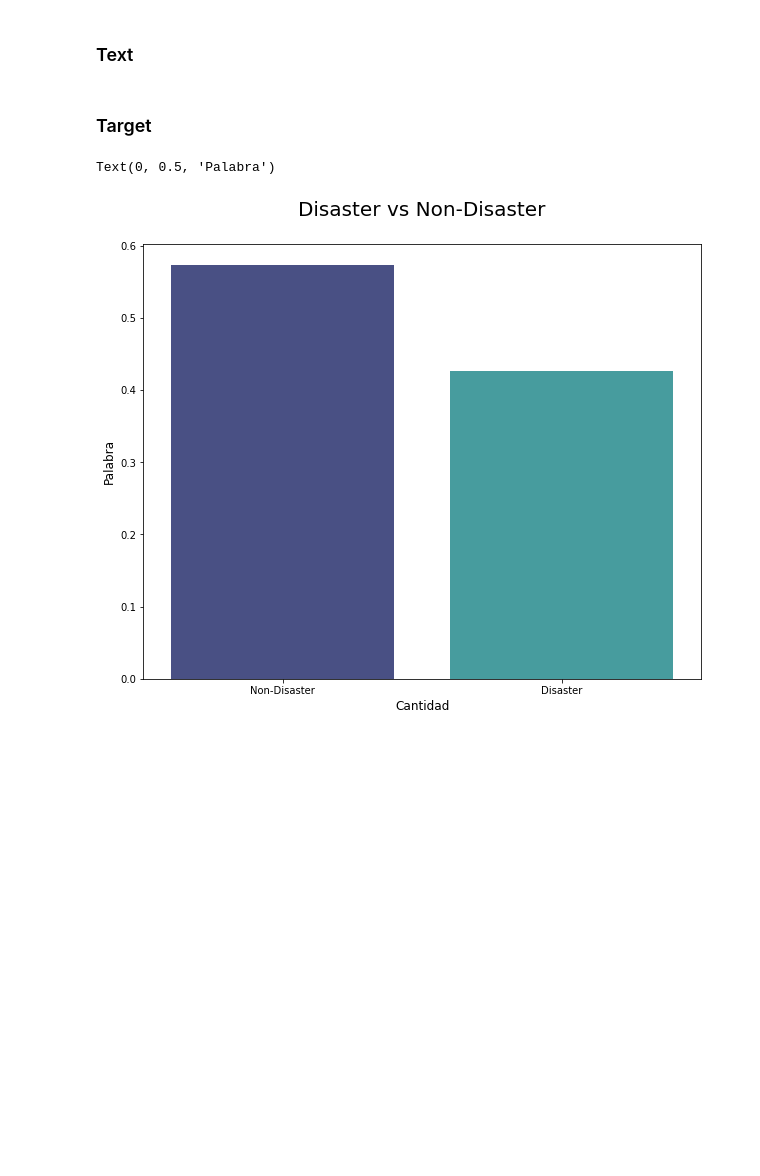
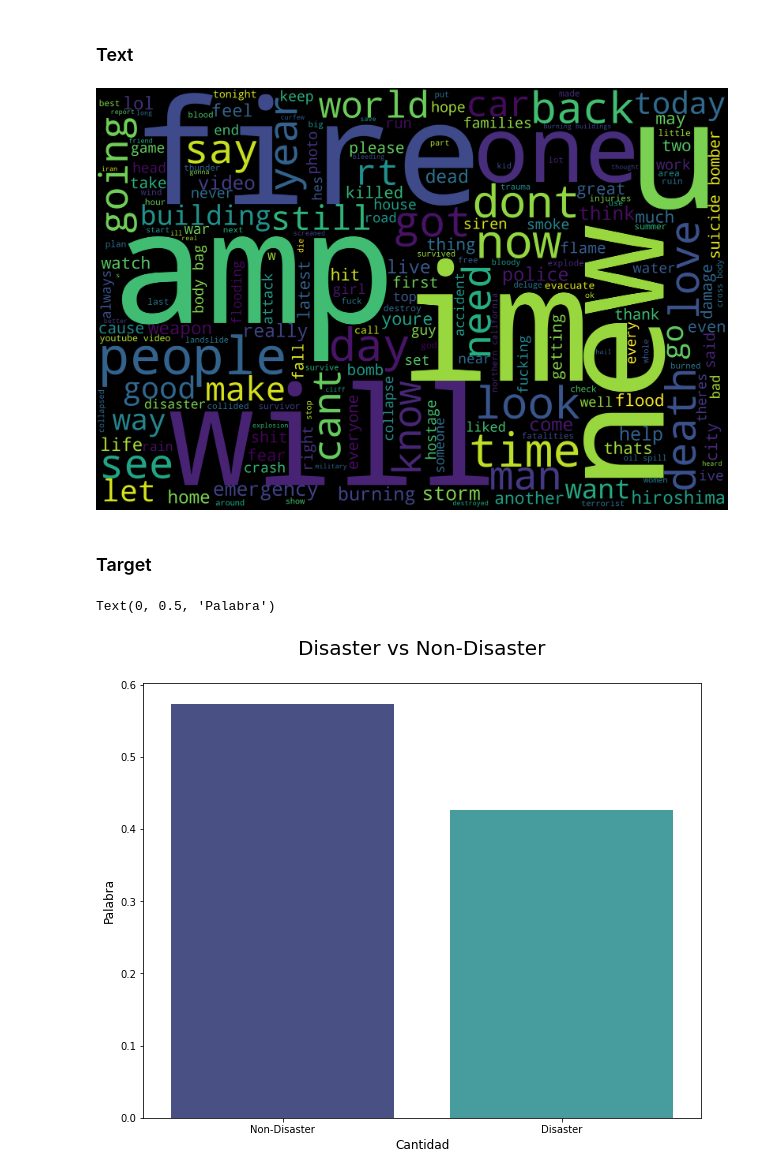
Before and after one commit to UVG-Teams/NLP-Disaster-Tweets, a Jupyter notebook: main.ipynb, the cells around one changed output. Cells and saved outputs as stored; diff of their text form; code cells hidden in the pictures; blank space fills up the shorter version.

Commit message:
wordcloud

```diff
--- a/main.ipynb
+++ b/main.ipynb
@@ -111,5 +112,27 @@ Text(0, 0.5, 'Palabra')
 # %% [markdown]
 ### Text
+# %%
+tweets_text = data['text'].str.split(' ')
+tweet_data = [" ".join(tweet) for tweet in tweets_text]
+all_texts = " ".join(tweet_data)
+
+wordcloud_text = WordCloud(
+    width = 3000,
+    height = 2000,
+    background_color = 'black',
+    stopwords = STOPWORDS).generate(all_texts)
+
+
+fig = plt.figure(
+    figsize = (40, 30),
+    facecolor = 'k',
+    edgecolor = 'k')
+plt.imshow(wordcloud_text, interpolation = 'bilinear')
+plt.axis('off')
+plt.tight_layout(pad=0)
+plt.show()
+# %% [output]
+[figure, added]
 # %% [markdown]
 ### Target
 # %%
```
Also changed, not shown: parts of 3 cells of this notebook.
